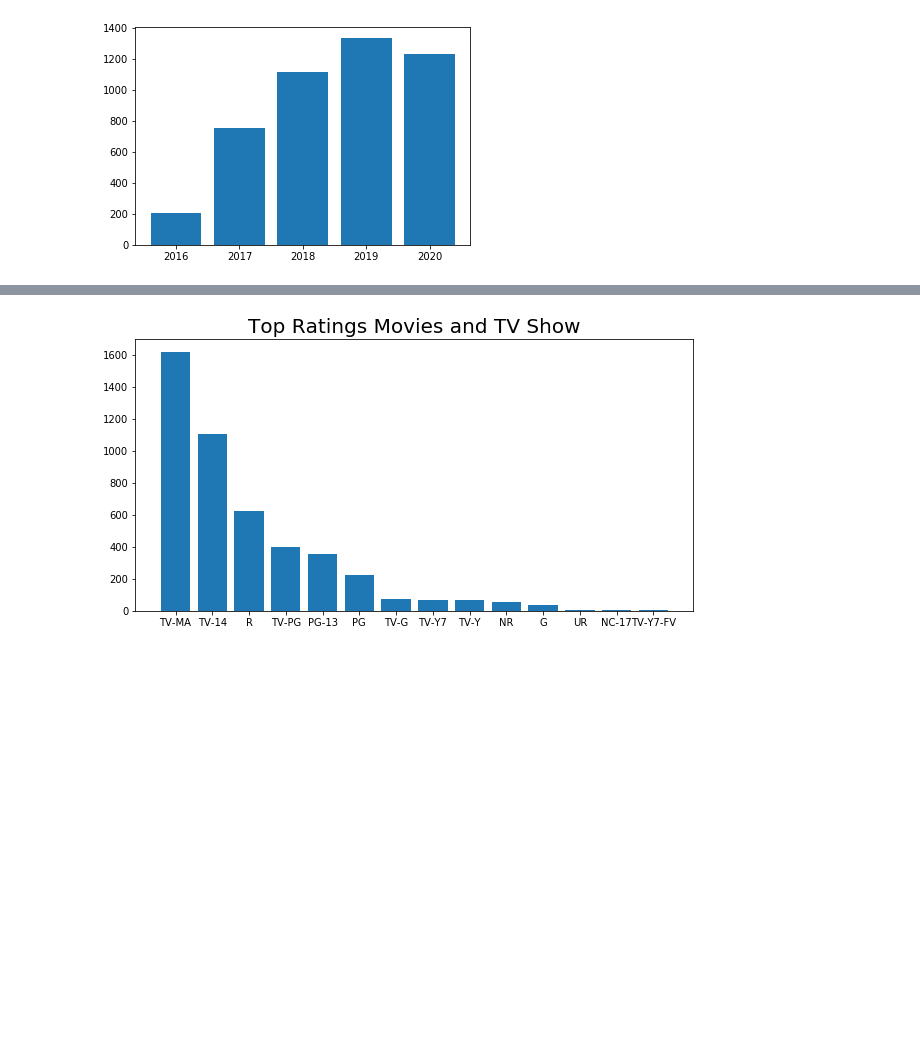
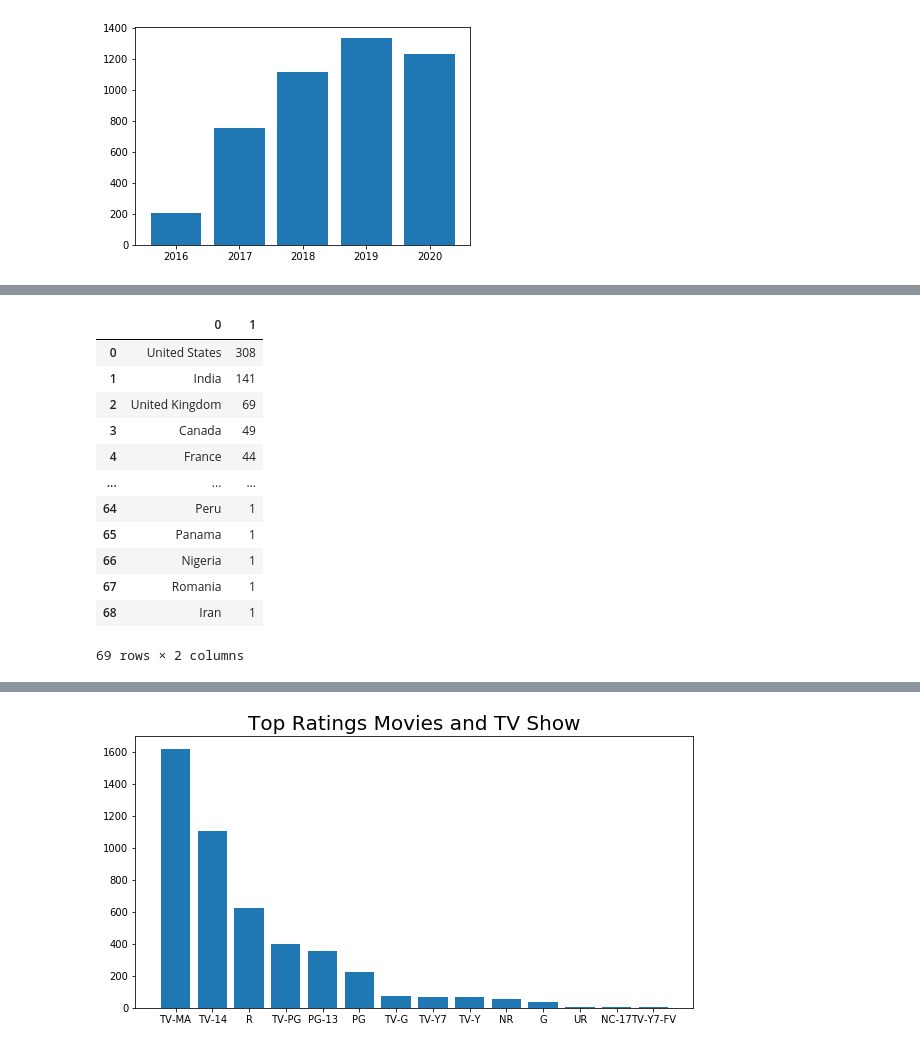
Before and after one commit to sieniecelicia19/eda-netflix, a Jupyter notebook: EDA-Netflix.ipynb, the cells around one changed output, grey strips where cells are left out. Saved outputs shown, nothing was run; the diff lists cells and outputs as text; code cells hidden in the pictures; blank space fills up the shorter version.

```diff
--- a/EDA-Netflix.ipynb
+++ b/EDA-Netflix.ipynb
@@ -405,0 +455,5 @@ Name: date_added, dtype: int64
+# %%
+count2017 = fiveyearadded[fiveyearadded['date_added'] == 2017]
+countNegara2017 = count2017['country']
+countNegara2017 = Counter(", ".join(countNegara2017).split(", ")).most_common()
+countNegara2017
@@ -405,0 +478,17 @@ Name: date_added, dtype: int64
+# %%
+countNegara2017 = pd.DataFrame(countNegara2017)
+countNegara2017
+# %% [output]
+|  | 0 | 1 |
+| 0 | United States | 308 |
+| 1 | India | 141 |
+| 2 | United Kingdom | 69 |
+| 3 | Canada | 49 |
+| 4 | France | 44 |
+| ... | ... | ... |
+| 64 | Peru | 1 |
+| 65 | Panama | 1 |
+| 66 | Nigeria | 1 |
+| 67 | Romania | 1 |
+| 68 | Iran | 1 |
+69 rows × 2 columns
```
Also changed, not shown: parts of 34 cells of this notebook.
